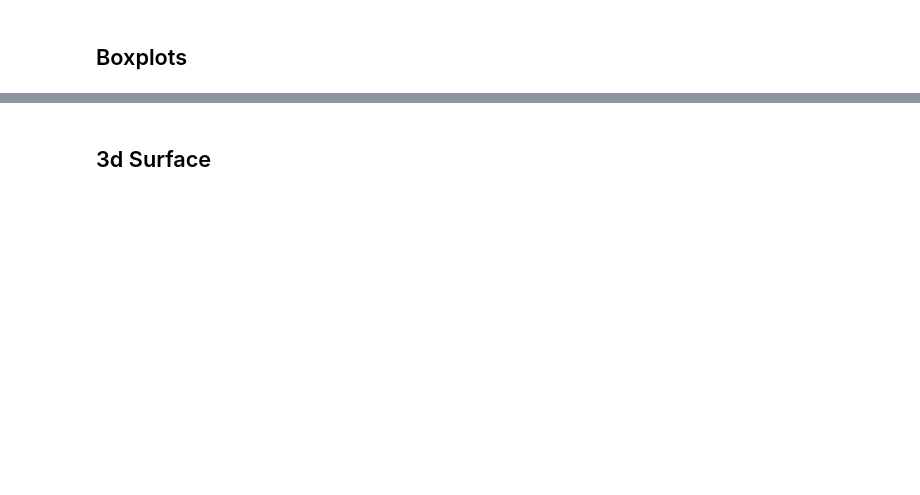
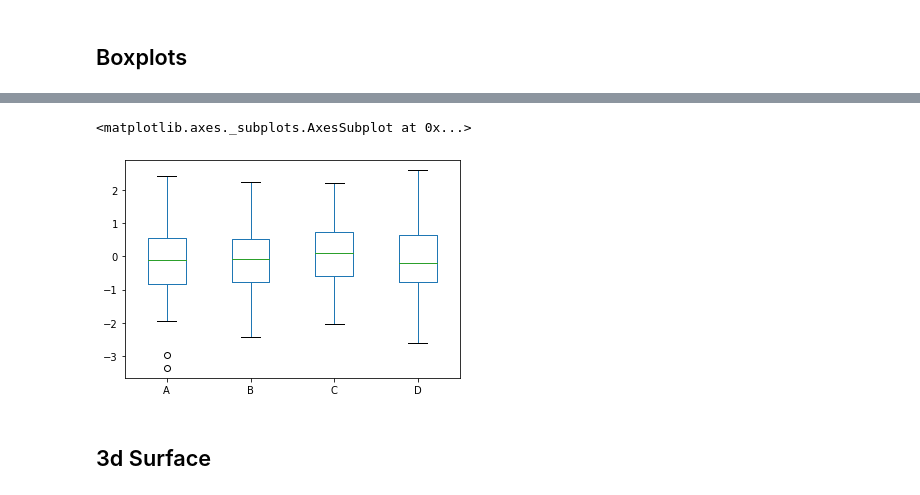
Before and after one commit to Sollimann/Data-Science, a Jupyter notebook: 08-Plotly-and-Cufflinks/01-Plotly and Cufflinks.ipynb, the cells around one changed output, grey strips where cells are left out. Drawn from its saved outputs; the diff is of its cells as text; code cells hidden in the pictures; blank space fills up the shorter version.

```diff
--- a/08-Plotly-and-Cufflinks/01-Plotly and Cufflinks.ipynb
+++ b/08-Plotly-and-Cufflinks/01-Plotly and Cufflinks.ipynb
@@ -91,5 +92,5 @@ df.count().iplot(kind='bar')
 # %% [markdown]
 ## Boxplots
 # %%
-df.iplot(kind='box')
+df.plot(kind='box')
 # %% [output]
@@ -97,3 +97,5 @@ df.iplot(kind='box')
+<matplotlib.axes._subplots.AxesSubplot at 0x...>
+[figure, added]
 # %% [markdown]
 ## 3d Surface
 # %%
```
Also changed, not shown: parts of 12 cells of this notebook, 1 other file.
